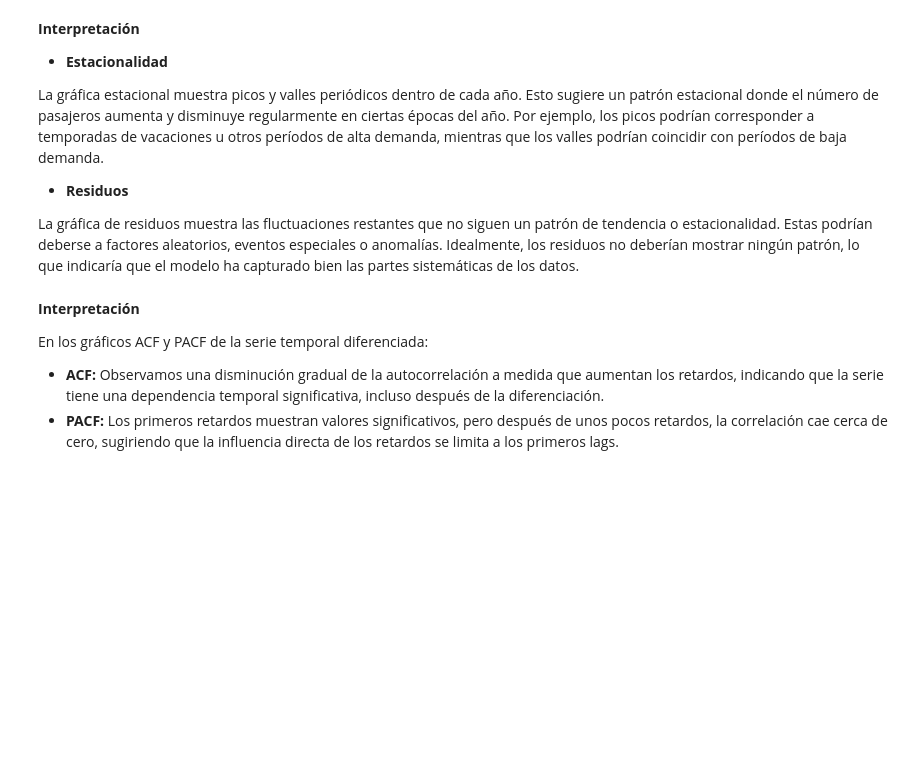
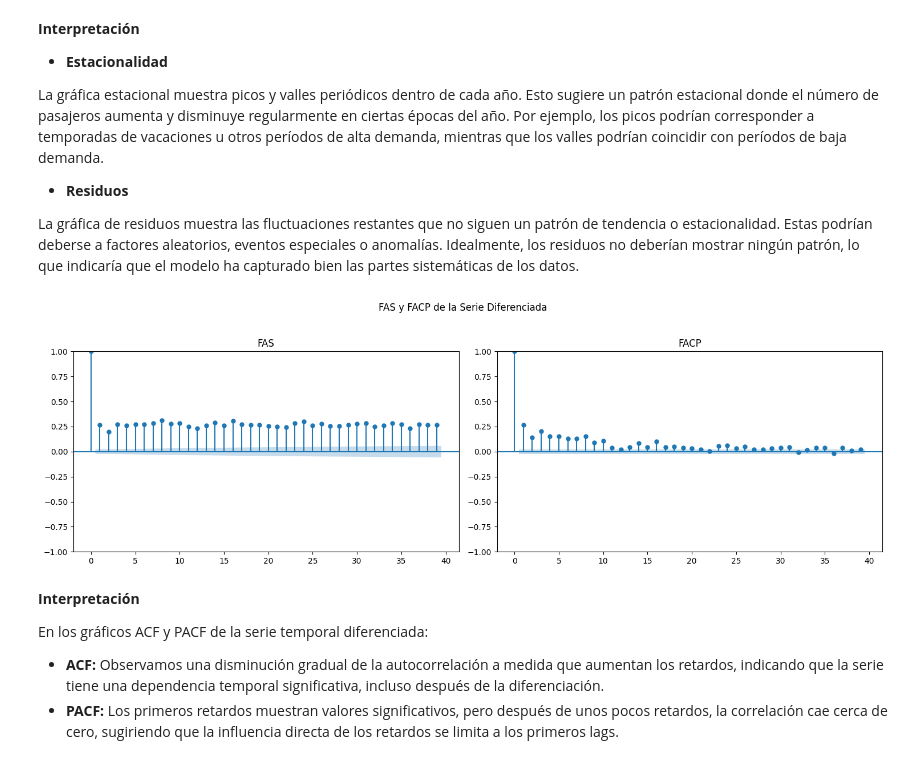
Before and after one commit to Julietaherreraf/digital_house_data_science_G1, a Jupyter notebook: Notebook/Proyecto_Final_Grupo_1.ipynb, the cells around one changed output. Saved outputs shown, nothing was run; the diff lists cells and outputs as text; code cells hidden in the pictures; blank space fills up the shorter version.

```diff
--- a/Notebook/Proyecto_Final_Grupo_1.ipynb
+++ b/Notebook/Proyecto_Final_Grupo_1.ipynb
@@ -282,7 +280,7 @@ Para lograr esto, se realizará un análisis exploratorio de los datos, se aplic
 ### 1.1) Importamos Dataset
 # %%
 # Leer los archivos CSV con el delimitador ';'
-df_vuelos_argentina_2021 = pd.read_csv('../202112_informe_ministerio.csv', delimiter=',')
-df_vuelos_argentina_2022 = pd.read_csv('../202212-informe-ministerio.csv', delimiter=';')
-df_vuelos_argentina_2023 = pd.read_csv('../202312-informe-ministerio-actualizado-dic.csv', delimiter=';')
-df_vuelos_argentina_2024 = pd.read_csv('../202404-informe-ministerio.csv', delimiter=';')
+df_vuelos_argentina_2021 = pd.read_csv('202112_informe_ministerio.csv', delimiter=',')
+df_vuelos_argentina_2022 = pd.read_csv('202212-informe-ministerio.csv', delimiter=';')
+df_vuelos_argentina_2023 = pd.read_csv('202312-informe-ministerio-actualizado-dic.csv', delimiter=';')
+df_vuelos_argentina_2024 = pd.read_csv('202404-informe-ministerio.csv', delimiter=';')
@@ -335,4 +371,4 @@ df_vuelos_combinado['fecha_utc'].isna().sum()
 # %%
-df_vuelos_combinado_correct_dtype = fun.fix_types_and_nan(df_vuelos_combinado, config)
+df_vuelos_combinado_correct_dtype = fix_types_and_nan(df_vuelos_combinado, config)
 # %%
 df_vuelos_combinado_correct_dtype.info()
@@ -688,3 +901,7 @@ fun.plot_acf_pacf(df_analysis)
+# %%
+plot_acf_pacf(df_analysis)
+# %% [output]
+[figure, added]
 # %% [markdown]
 **Interpretación**
 
```
Also changed, not shown: parts of 69 cells of this notebook, 1 other file.
